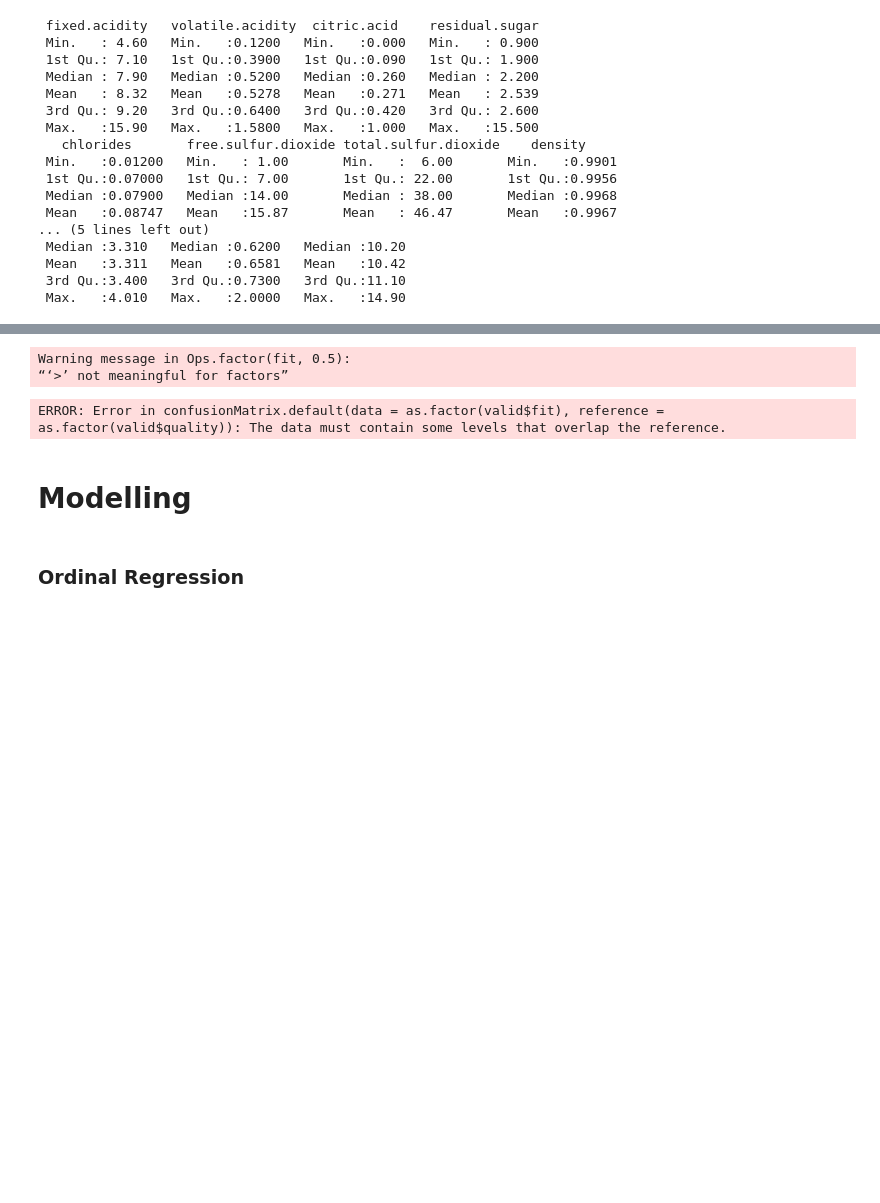
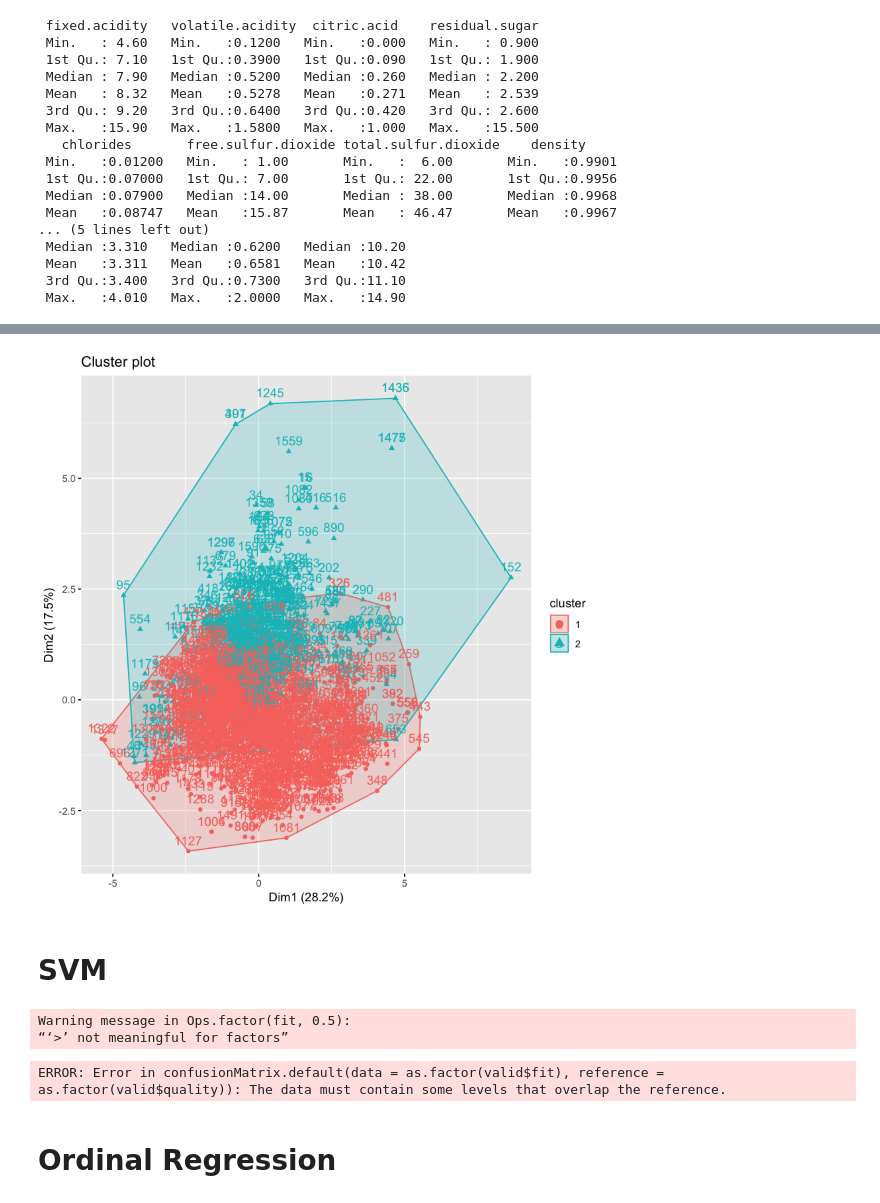
Before and after one commit to spatankar276/Project-Buzz, a Jupyter notebook: 7406-Project-Buzz-Team.ipynb, the cells around one changed output, grey strips where cells are left out. Drawn from its saved outputs; the diff is of its cells as text; code cells hidden in the pictures; blank space fills up the shorter version.

```diff
--- a/7406-Project-Buzz-Team.ipynb
+++ b/7406-Project-Buzz-Team.ipynb
@@ -480 +507,8 @@ plot(wine,col = fitK$cluster)
+# %%
+
+fviz_cluster(fitK, data = wine.pr)
+# %% [output]
+[figure, added]
+# %% [markdown]
+# SVM
 # %%
@@ -559,6 +572,4 @@ summary(wine)
-# %% [markdown]
-# Modelling
 # %% [markdown]
-### Ordinal Regression
+# Ordinal Regression
 # %%
 # Ordinal Regression
```
Also changed, not shown: parts of 43 cells of this notebook.
